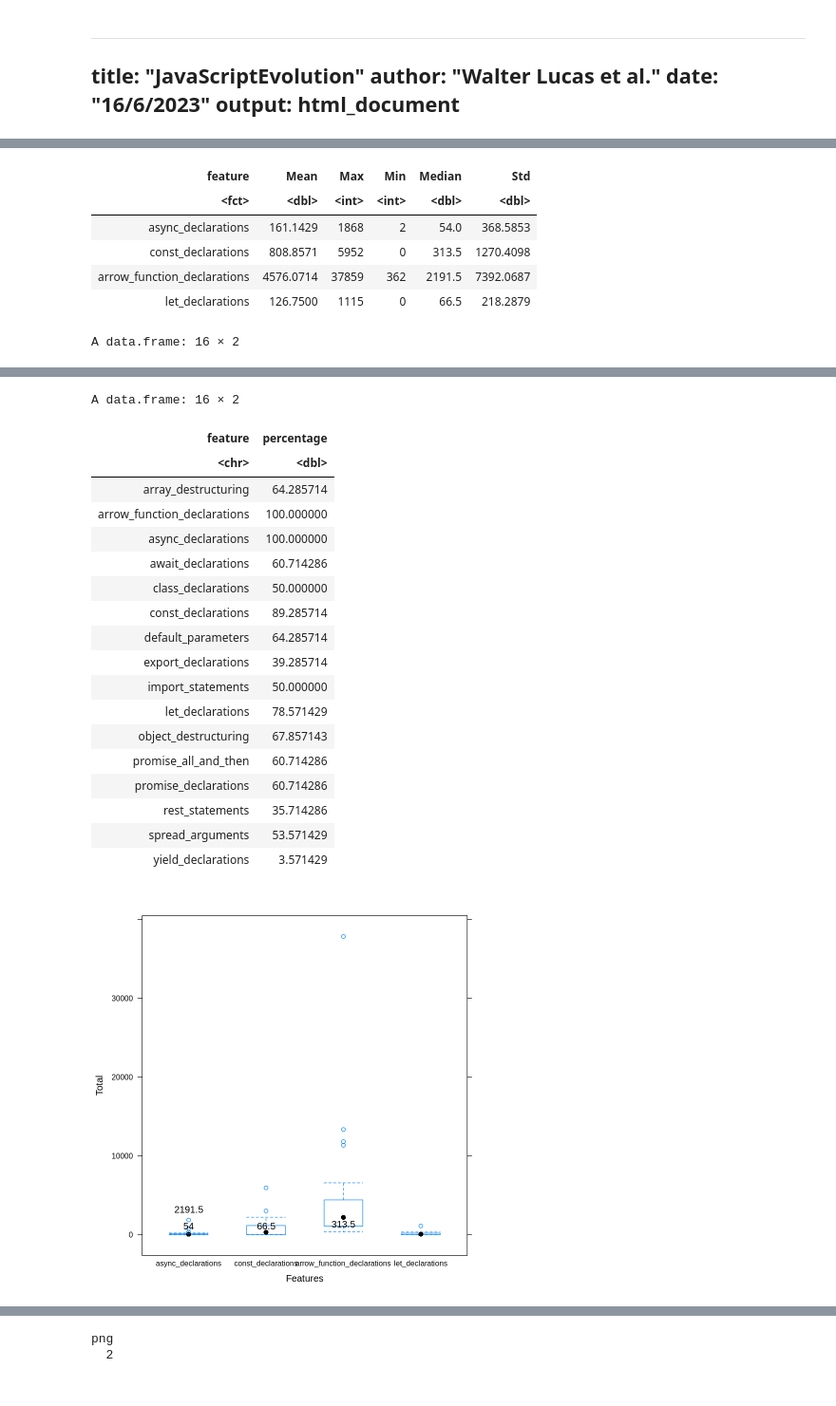
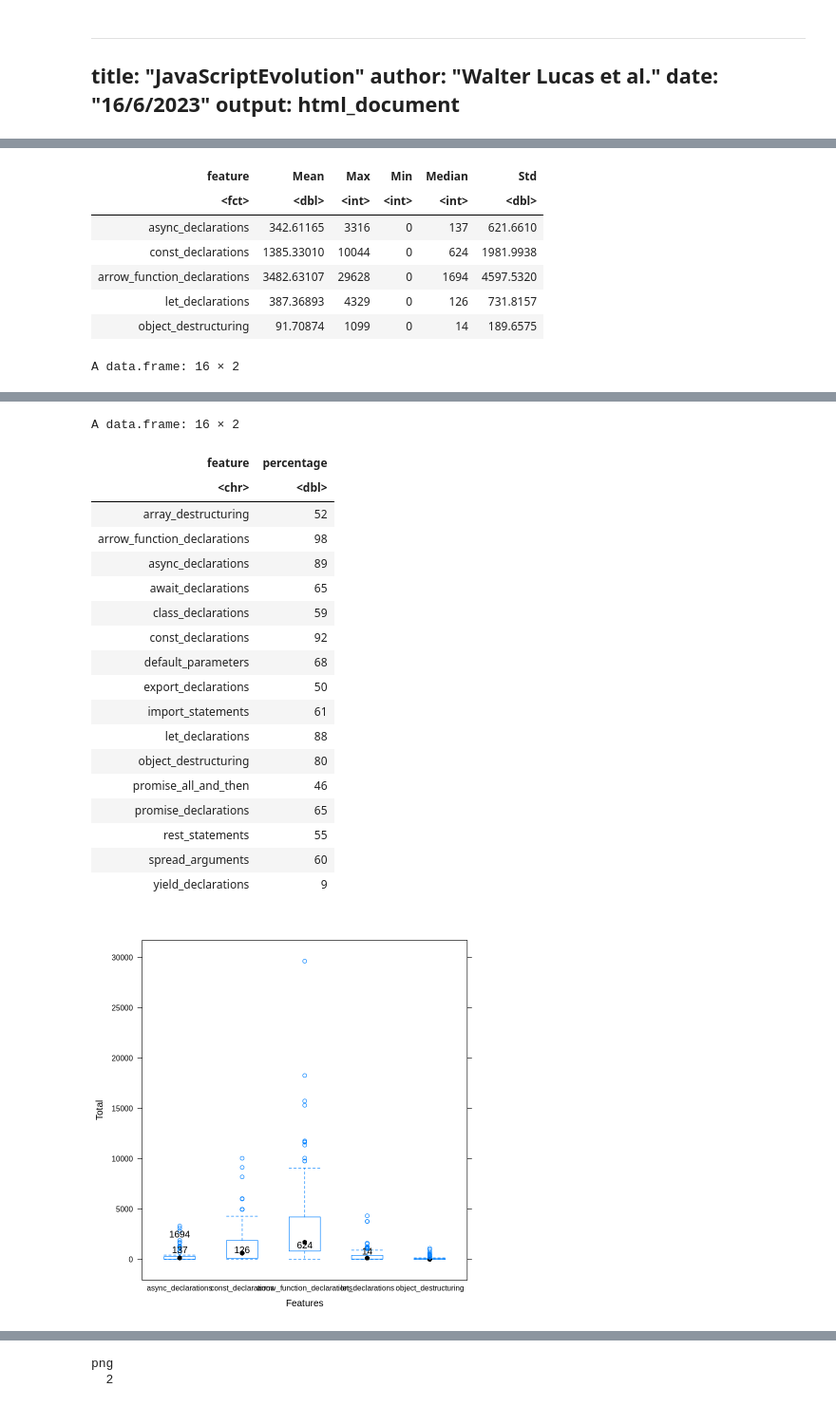
Before and after one commit to PAMunb/JSMiner, a Jupyter notebook: scripts/analysis.ipynb, the cells around one changed output, grey strips where cells are left out. Shown: that part at 95% size. Saved outputs shown, nothing was run; the diff lists cells and outputs as text; code cells hidden in the pictures.

Commit message:
implementing scripts to generate graphics and tables of results

```diff
--- a/scripts/analysis.ipynb
+++ b/scripts/analysis.ipynb
@@ -122,7 +147,7 @@ rq1 <- melt(rq1, id.vars=c("project", "date", "statements", "files"), value.name
 rq5 <- sqldf("select project, feature, total
                       from rq1
                       where feature in ('async_declarations','arrow_function_declarations', 'const_declarations',
-'let_declarations')
+'let_declarations','object_destructuring')
                       order by 2")
 
 # pdf("distribution.pdf",         # File name
@@ -139,19 +164,34 @@ bwplot(total~feature,data=rq5,xlab="Features",ylab="Total", md = tapply(rq5$tota
          panel.text(x = 1:4, y = md, labels = round(md, 2), pos = 3)
        })
 
-rq5%>%
+my_tibble <- rq5%>%
 group_by(feature)%>%
 summarise(Mean=mean(total), Max=max(total), Min=min(total), Median=median(total), Std=sd(total))
 
-sqldf("select feature, sum(total)
+my_df <- as.data.frame(my_tibble)
+my_df
+
+
+# xtable(my_df)
+
+
+my_total <- sqldf("select feature, sum(total)
        from rq1
        group by feature
        order by 1")
 
-rq1_summary <- sqldf("select feature, (100*count(distinct project))/28.0 percentage
+my_total
+
+
+# xtable(my_total)
+
+
+rq1_summary <- sqldf("select feature, (100*count(distinct project))/100.0 percentage
                       from rq1
                       where total > 0
                       group by feature", method = "name__class")
 
 rq1_summary
+
+# xtable(rq1_summary)
 # %% [output]
@@ -159,9 +199,10 @@ A tibble: 4 × 6
 | feature | Mean | Max | Min | Median | Std |
-| <fct> | <dbl> | <int> | <int> | <dbl> | <dbl> |
-| async_declarations | 161.1429 | 1868 | 2 | 54.0 | 368.5853 |
-| const_declarations | 808.8571 | 5952 | 0 | 313.5 | 1270.4098 |
-| arrow_function_declarations | 4576.0714 | 37859 | 362 | 2191.5 | 7392.0687 |
-| let_declarations | 126.7500 | 1115 | 0 | 66.5 | 218.2879 |
+| <fct> | <dbl> | <int> | <int> | <int> | <dbl> |
+| async_declarations | 342.61165 | 3316 | 0 | 137 | 621.6610 |
+| const_declarations | 1385.33010 | 10044 | 0 | 624 | 1981.9938 |
+| arrow_function_declarations | 3482.63107 | 29628 | 0 | 1694 | 4597.5320 |
+| let_declarations | 387.36893 | 4329 | 0 | 126 | 731.8157 |
+| object_destructuring | 91.70874 | 1099 | 0 | 14 | 189.6575 |
 A data.frame: 16 × 2
 | feature | sum(total) |
 | <fct> | <int> |
@@ -184,23 +225,23 @@ A data.frame: 16 × 2
 A data.frame: 16 × 2
 | feature | percentage |
 | <chr> | <dbl> |
-| array_destructuring | 64.285714 |
-| arrow_function_declarations | 100.000000 |
-| async_declarations | 100.000000 |
-| await_declarations | 60.714286 |
-| class_declarations | 50.000000 |
-| const_declarations | 89.285714 |
-| default_parameters | 64.285714 |
-| export_declarations | 39.285714 |
-| import_statements | 50.000000 |
-| let_declarations | 78.571429 |
-| object_destructuring | 67.857143 |
-| promise_all_and_then | 60.714286 |
-| promise_declarations | 60.714286 |
-| rest_statements | 35.714286 |
-| spread_arguments | 53.571429 |
-| yield_declarations | 3.571429 |
+| array_destructuring | 52 |
+| arrow_function_declarations | 98 |
+| async_declarations | 89 |
+| await_declarations | 65 |
+| class_declarations | 59 |
+| const_declarations | 92 |
+| default_parameters | 68 |
+| export_declarations | 50 |
+| import_statements | 61 |
+| let_declarations | 88 |
+| object_destructuring | 80 |
+| promise_all_and_then | 46 |
+| promise_declarations | 65 |
+| rest_statements | 55 |
+| spread_arguments | 60 |
+| yield_declarations | 9 |
-[figure, old version]
+[figure, new version]
 # %%
 rq6 <- sqldf("select project, feature, statements, files, total
                       from rq1
```
Also changed, not shown: parts of 8 cells of this notebook, 10 other files.
